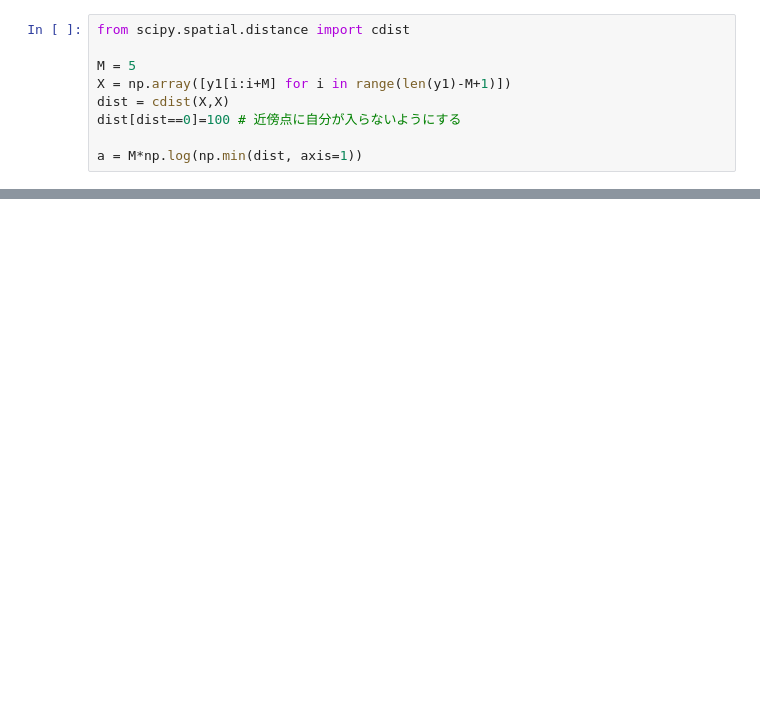
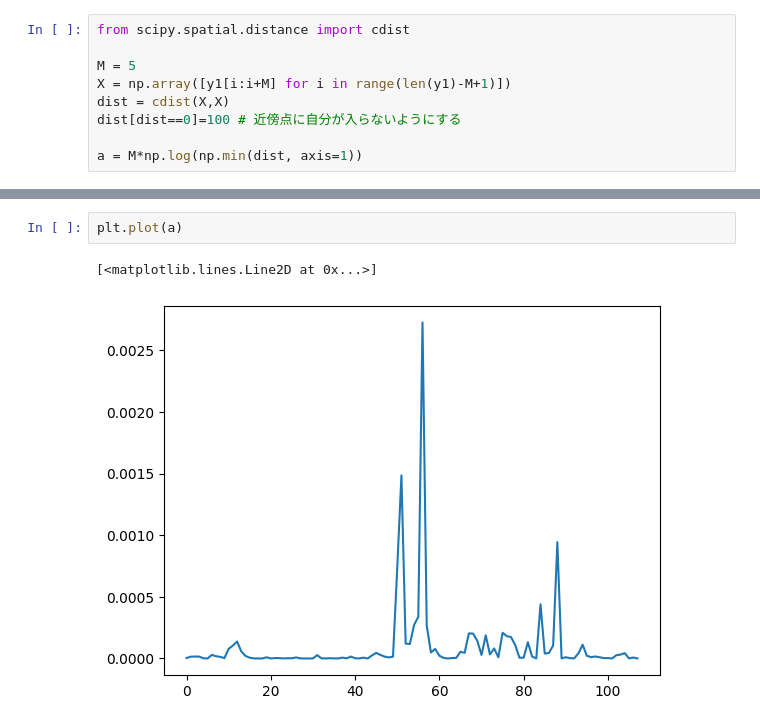
Before and after one commit to tanakakao/studymemo, a Jupyter notebook: 部分時系列による異常検知.ipynb, the cells around one changed output, grey strips where cells are left out. Cells and saved outputs as stored; diff of their text form; blank space fills up the shorter version.

```diff
--- a/部分時系列による異常検知.ipynb
+++ b/部分時系列による異常検知.ipynb
@@ -101,0 +116,5 @@ NameError: name 'Zt' is not defined
+# %%
+plt.plot(a)
+# %% [output]
+[<matplotlib.lines.Line2D at 0x...>]
+[figure, added]
```
Also changed, not shown: parts of 10 cells of this notebook.
